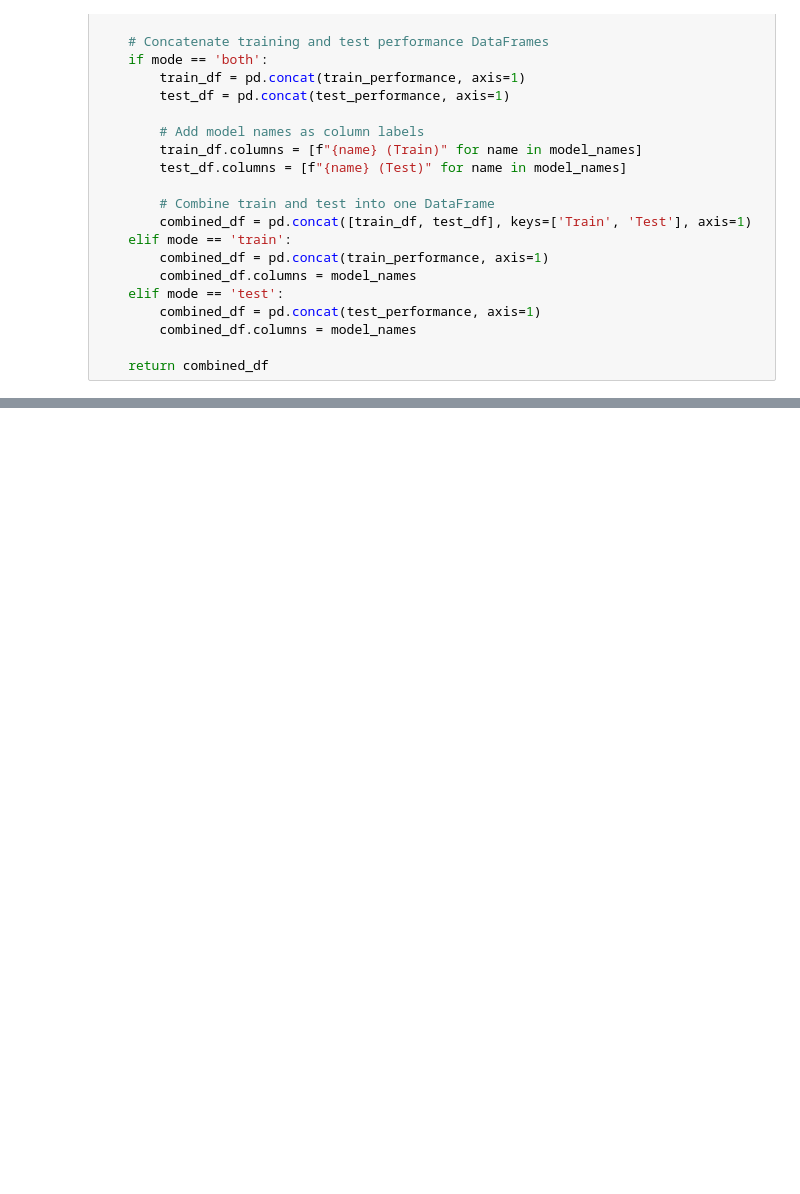
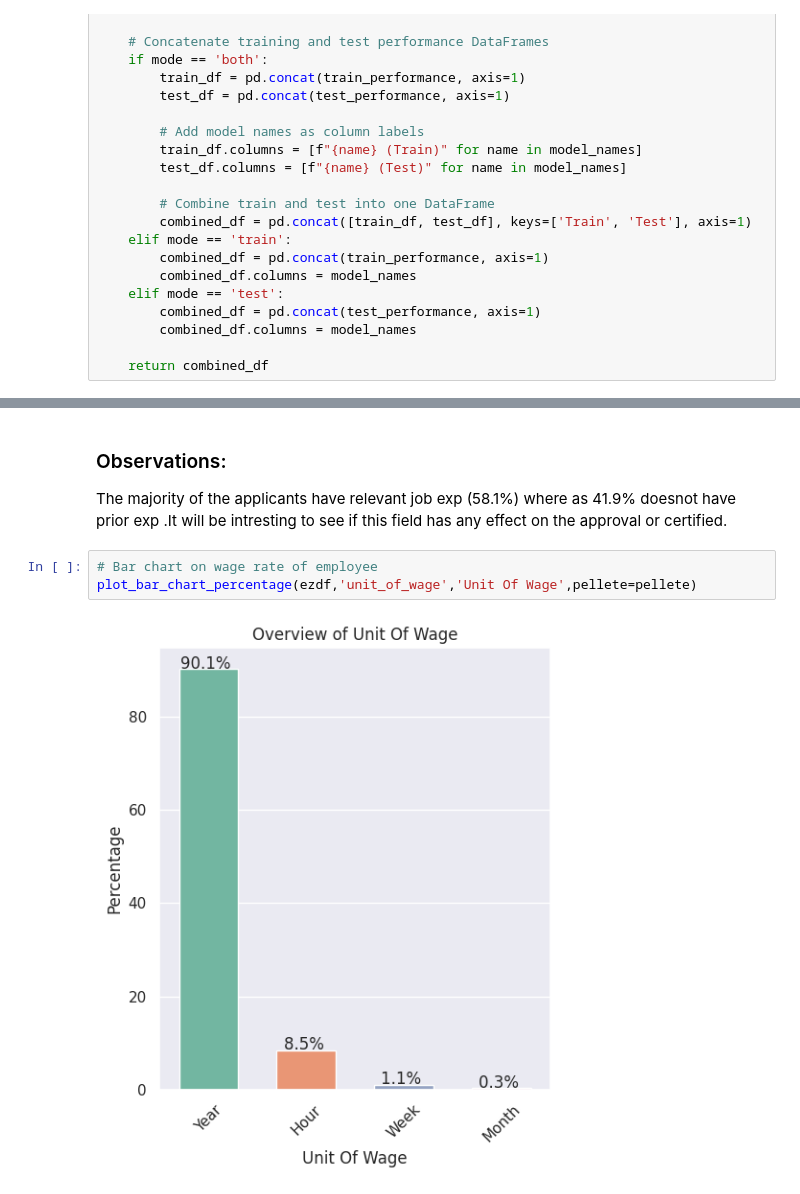
Before and after one commit to Rajesh2015/easy-visa, a Jupyter notebook: easy-visa-solution.ipynb, the cells around one changed output, grey strips where cells are left out. Drawn from its saved outputs; the diff is of its cells as text; blank space fills up the shorter version.

```diff
--- a/easy-visa-solution.ipynb
+++ b/easy-visa-solution.ipynb
@@ -986,0 +1034,8 @@ def compare_model_performance(train_performance, test_performance, model_names,
+# %% [markdown]
+### Observations:
+The majority of the applicants have relevant job exp (58.1%) where as 41.9% doesnot have prior exp .It will be intresting to see if this field has any effect on the approval or certified.
+# %%
+# Bar chart on wage rate of employee
+plot_bar_chart_percentage(ezdf,'unit_of_wage','Unit Of Wage',pellete=pellete)
+# %% [output]
+[figure, added]
```
Also changed, not shown: parts of 18 cells of this notebook.
